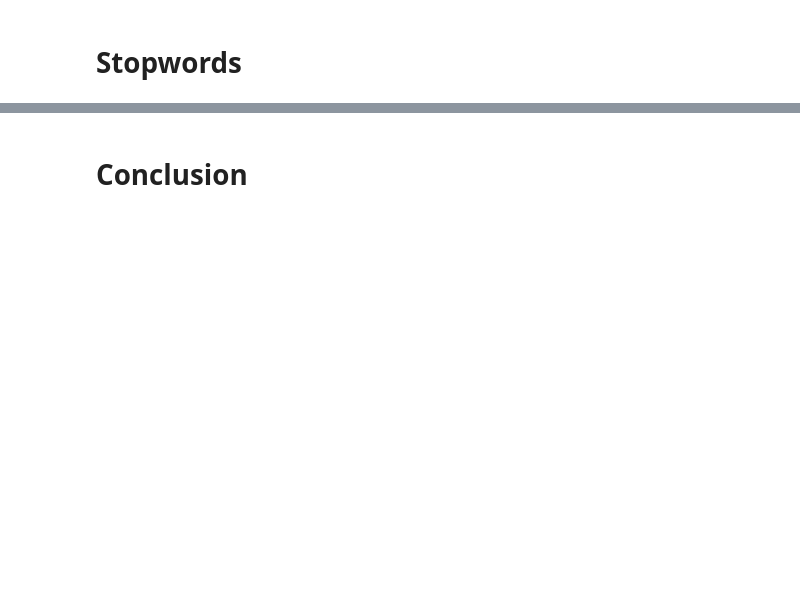
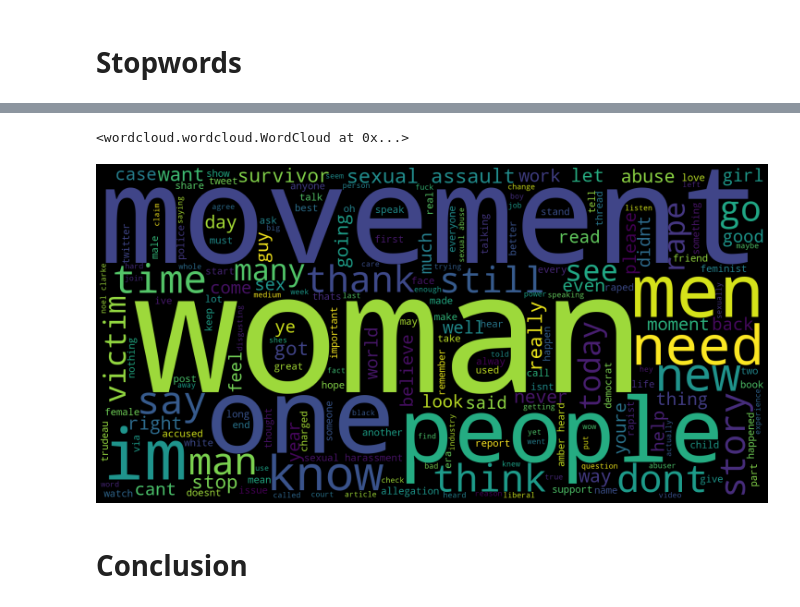
Before and after one commit to aulia-nrp/NLP-using-TensorFlow, a Jupyter notebook: EDA.ipynb, the cells around one changed output, grey strips where cells are left out. Drawn from its saved outputs; the diff is of its cells as text; code cells hidden in the pictures; blank space fills up the shorter version.

```diff
--- a/EDA.ipynb
+++ b/EDA.ipynb
@@ -428,0 +345,7 @@ Versi 3: https://github.com/briannalytle/reddit_nlp
+# %%
+#Tokenize Words
+import nltk
+nltk.download('punkt')
+from nltk.tokenize import word_tokenize
+
+df['text'] = df['text'].apply(lambda x: word_tokenize(x))
@@ -428,0 +374,11 @@ Versi 3: https://github.com/briannalytle/reddit_nlp
+# %%
+#Remove Stopwords in Texts
+
+nltk.download('stopwords')
+from nltk.corpus import stopwords
+list_stopwords = stopwords.words('english')
+
+def stopwords_removal(words):
+    return [word for word in words if word not in list_stopwords]
+
+df['text'] = df['text'].apply(stopwords_removal)
@@ -428,0 +408,11 @@ Versi 3: https://github.com/briannalytle/reddit_nlp
+# %%
+#Lemmatizing the Texts
+nltk.download('wordnet')
+from nltk.stem import WordNetLemmatizer
+
+lemmatizer = WordNetLemmatizer()
+
+def lemmatize(words):
+  return [lemmatizer.lemmatize(word) for word in words]
+
+df['text'] = df['text'].apply(lemmatize)
@@ -428,0 +451,18 @@ Versi 3: https://github.com/briannalytle/reddit_nlp
+# %%
+from wordcloud import WordCloud
+
+cloud = WordCloud(width=1600, height=800)
+text = cloud.generate(df['text'].to_string())
+# %%
+text
+# %% [output]
+<wordcloud.wordcloud.WordCloud at 0x...>
+# %%
+import matplotlib.pyplot as plt
+plt.figure(figsize=(20,10), facecolor='k')
+plt.imshow(text)
+plt.axis("off")
+plt.tight_layout(pad=0)
+plt.show()
+# %% [output]
+[figure, added]
```
Also changed, not shown: parts of 35 cells of this notebook.
